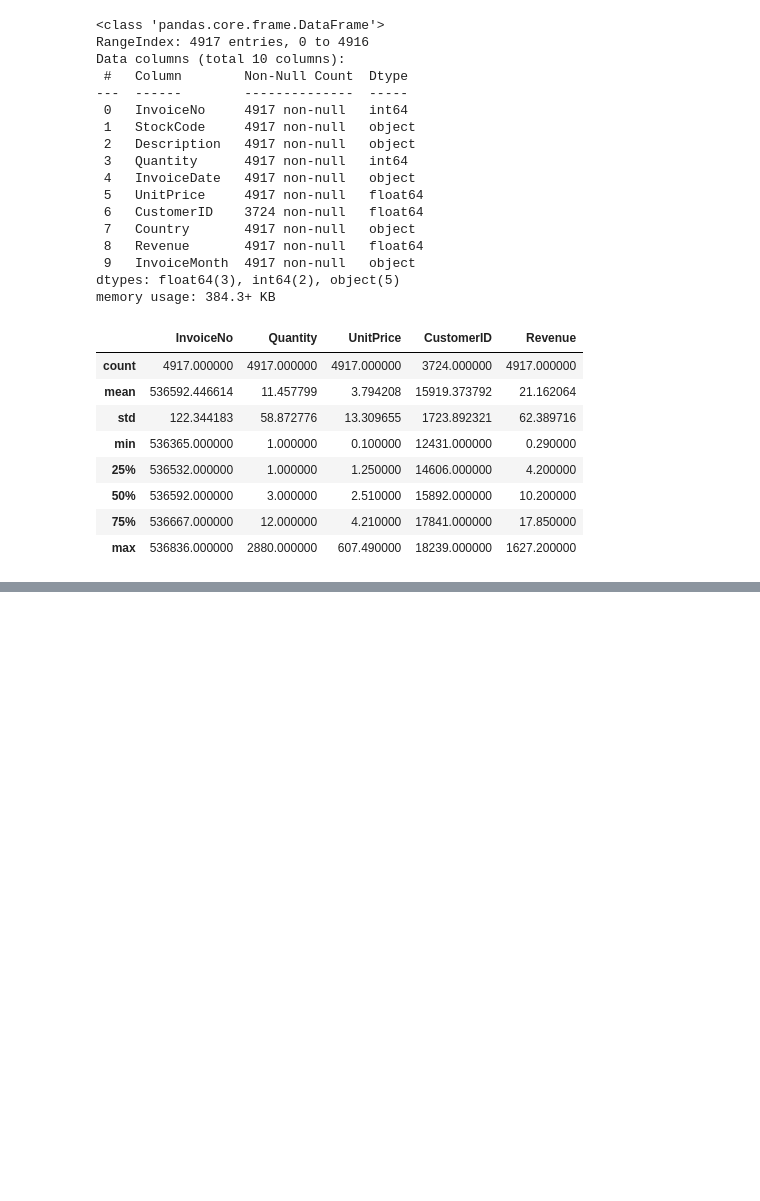
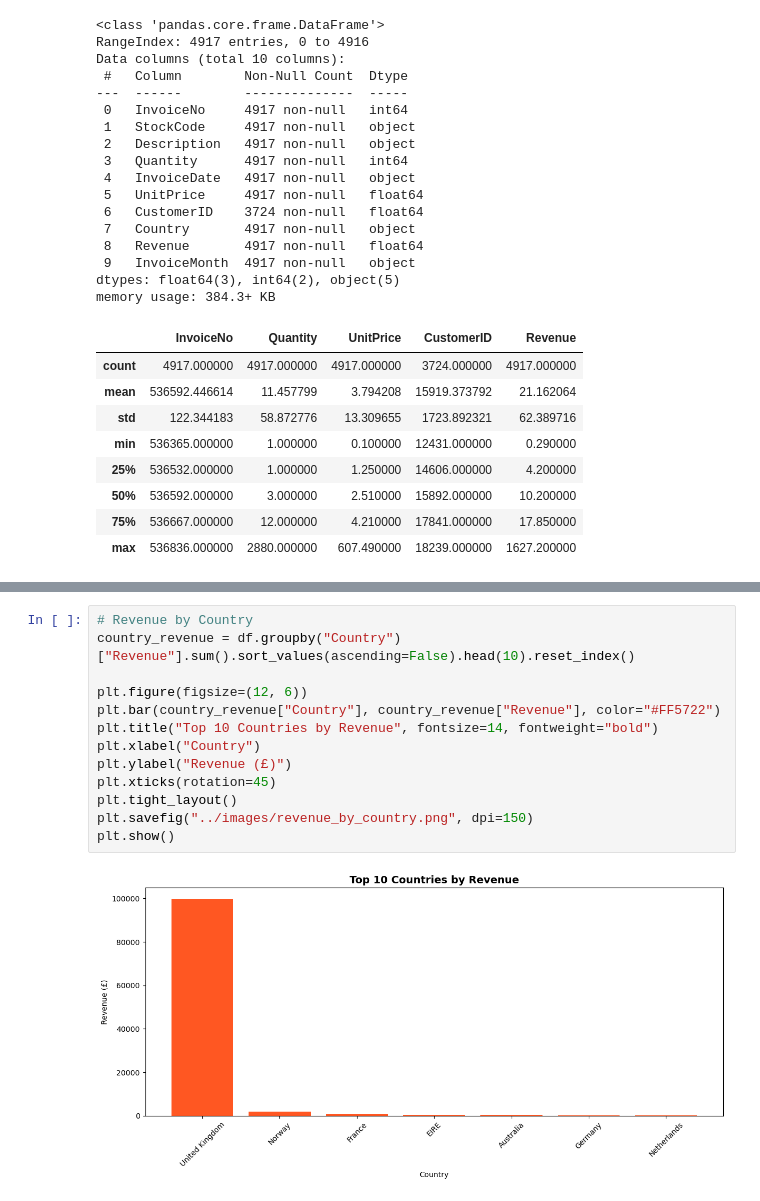
Before and after one commit to Charity-Ikeh/ecommerce-bi-analytics, a Jupyter notebook: python/02_eda_analysis.ipynb, the cells around one changed output, grey strips where cells are left out. Saved outputs shown, nothing was run; the diff lists cells and outputs as text; blank space fills up the shorter version.

```diff
--- a/python/02_eda_analysis.ipynb
+++ b/python/02_eda_analysis.ipynb
@@ -77,0 +110,15 @@ memory usage: 384.3+ KB
+# %%
+# Revenue by Country
+country_revenue = df.groupby("Country")["Revenue"].sum().sort_values(ascending=False).head(10).reset_index()
+
+plt.figure(figsize=(12, 6))
+plt.bar(country_revenue["Country"], country_revenue["Revenue"], color="#FF5722")
+plt.title("Top 10 Countries by Revenue", fontsize=14, fontweight="bold")
+plt.xlabel("Country")
+plt.ylabel("Revenue (£)")
+plt.xticks(rotation=45)
+plt.tight_layout()
+plt.savefig("../images/revenue_by_country.png", dpi=150)
+plt.show()
+# %% [output]
+[figure, added]
```
Also changed, not shown: parts of 6 cells of this notebook, 5 other files.
